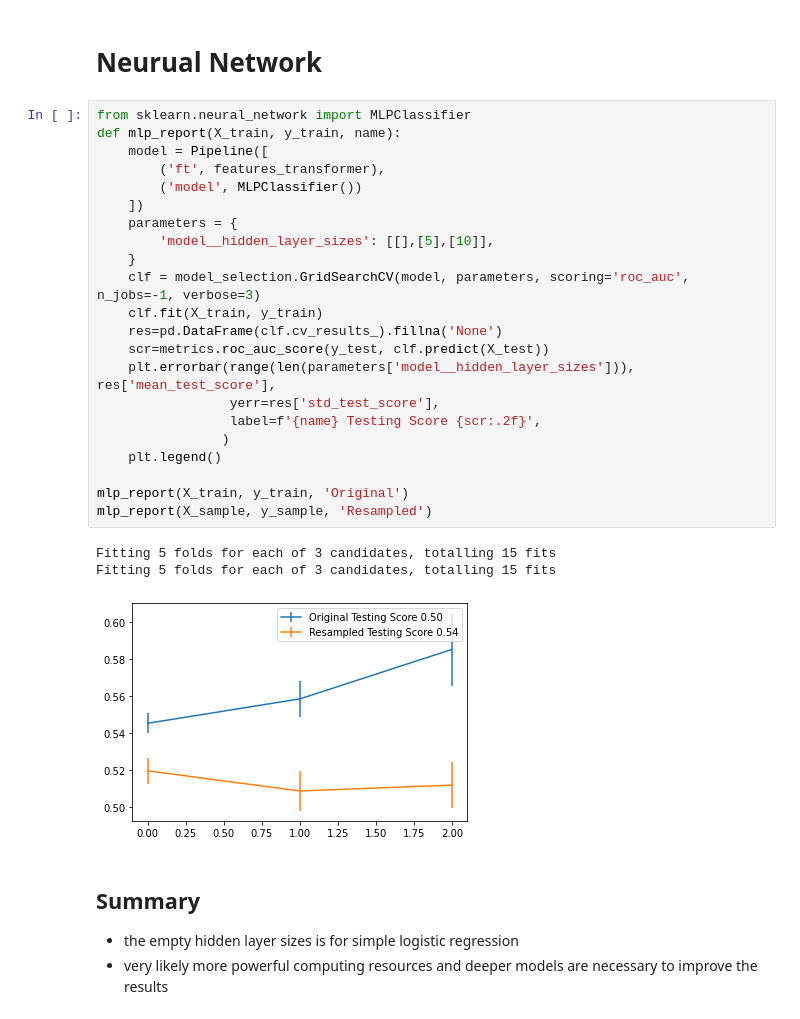
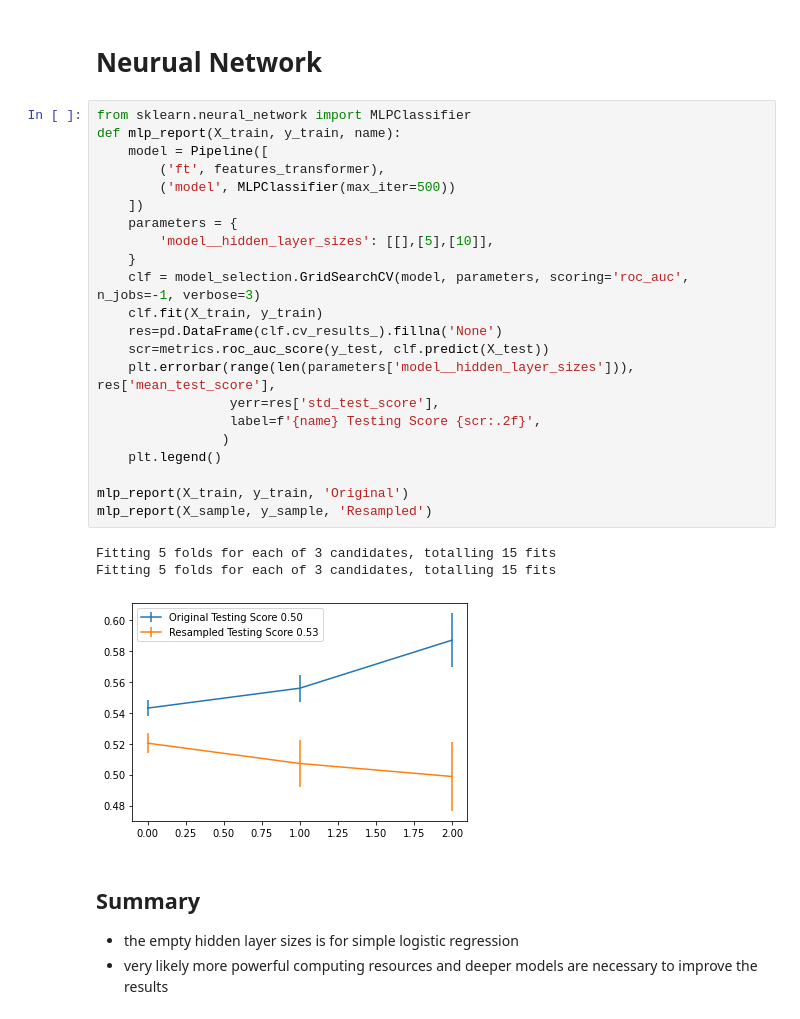
Before and after one commit to Tinagogo/HLP, a Jupyter notebook: Static_Models.ipynb, the cells around one changed output. Drawn from its saved outputs; the diff is of its cells as text.

```diff
--- a/Static_Models.ipynb
+++ b/Static_Models.ipynb
@@ -209,29 +210,29 @@ Fitting 5 folds for each of 3 candidates, totalling 15 fits
 # %%
 from sklearn.neural_network import MLPClassifier
 def mlp_report(X_train, y_train, name):
     model = Pipeline([
         ('ft', features_transformer),
-        ('model', MLPClassifier())
+        ('model', MLPClassifier(max_iter=500))
     ])
     parameters = {
         'model__hidden_layer_sizes': [[],[5],[10]],
     }
     clf = model_selection.GridSearchCV(model, parameters, scoring='roc_auc', n_jobs=-1, verbose=3)
     clf.fit(X_train, y_train)
     res=pd.DataFrame(clf.cv_results_).fillna('None')
     scr=metrics.roc_auc_score(y_test, clf.predict(X_test))
     plt.errorbar(range(len(parameters['model__hidden_layer_sizes'])), res['mean_test_score'],
                  yerr=res['std_test_score'],
                  label=f'{name} Testing Score {scr:.2f}',
                 )
     plt.legend()
 
 mlp_report(X_train, y_train, 'Original')
 mlp_report(X_sample, y_sample, 'Resampled')
 # %% [output]
 Fitting 5 folds for each of 3 candidates, totalling 15 fits
 Fitting 5 folds for each of 3 candidates, totalling 15 fits
-[figure, old version]
+[figure, new version]
 # %% [markdown]
 ## Summary
 
```
Also changed, not shown: parts of 5 cells of this notebook, 2 other files.
